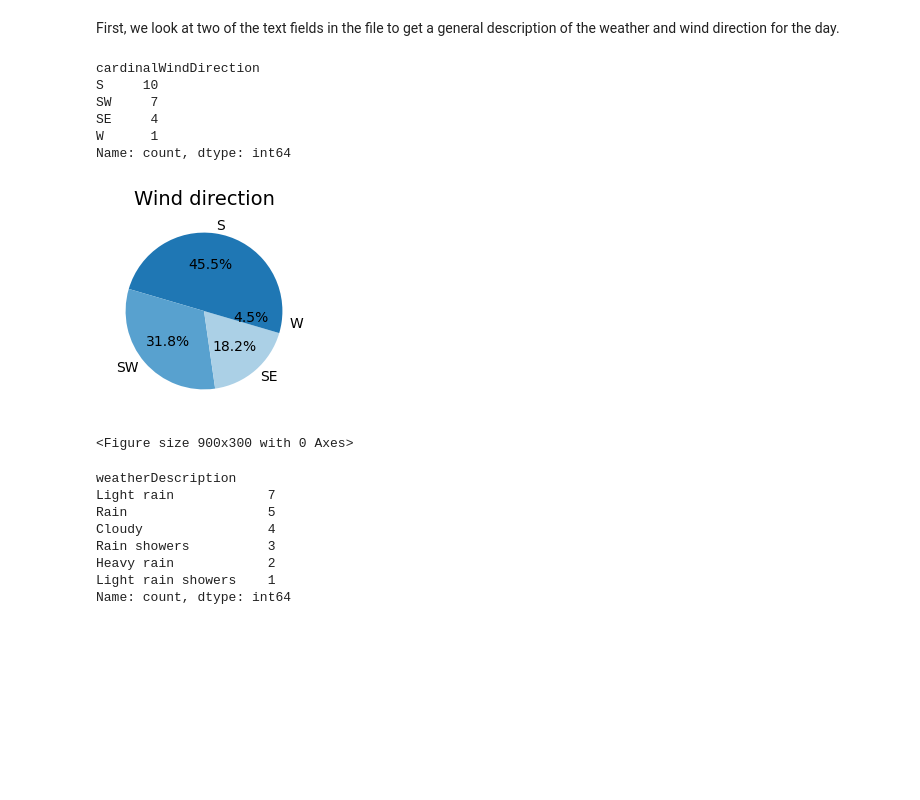
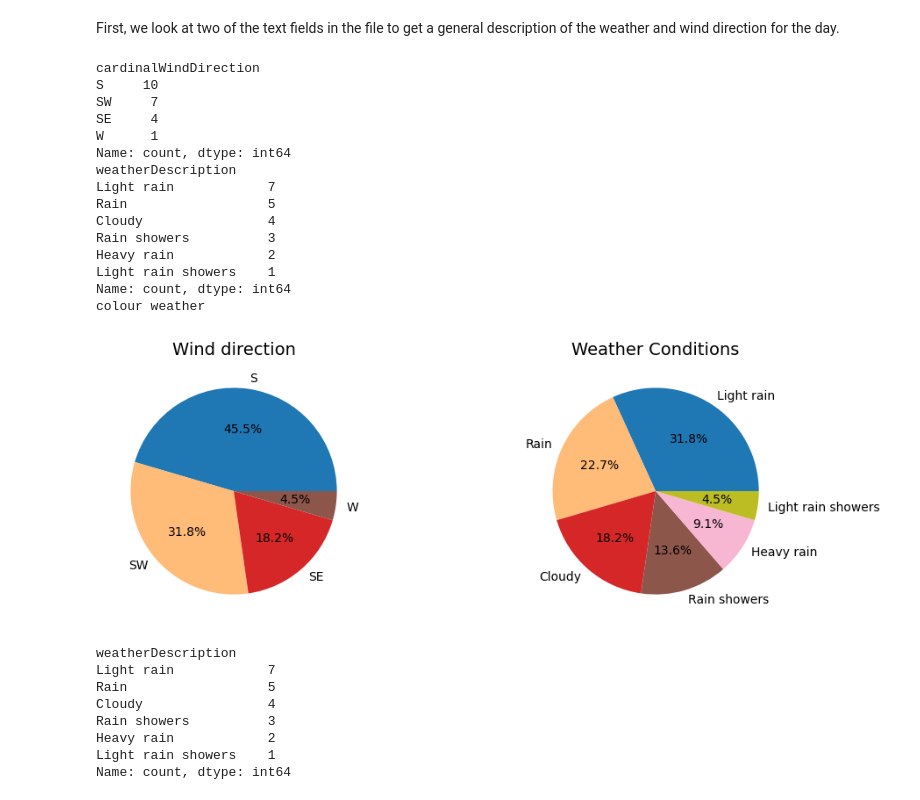
Before and after one commit to Ange-Dvs/computer_infrastructure_assessment, a Jupyter notebook: weather.ipynb, the cells around one changed output. Drawn from its saved outputs; the diff is of its cells as text; code cells hidden in the pictures; blank space fills up the shorter version.

Commit message:
Plots reformatted to have 2 subplots for the text fields, enhanced colour options using colormaps and full date and time string for the x labels for the line plots of the numeric graphs.

```diff
--- a/weather.ipynb
+++ b/weather.ipynb
@@ -160,21 +161,50 @@ First, we look at two of the text fields in the file to get a general descriptio
 # %%
 counted_cardinalWindDirection = df['cardinalWindDirection'].value_counts()
 print(counted_cardinalWindDirection)
 
-plt.pie(counted_cardinalWindDirection, labels=counted_cardinalWindDirection.index, autopct='%1.1f%%' ) #creating the pie chart and using the .index to take the domain names from the domain_counts series automatically, adding the percentage per each value in the slice and adding a shadow to the chart
+counted_weather_descriptions = df['weatherDescription'].value_counts()
+print(counted_weather_descriptions)
+
+# generating colours using 'tab20' colormap as it contains 20 unique colours to avoid having colours repeated
+colormap = plt.colormaps['tab20']
+if len(counted_cardinalWindDirection) > len(counted_weather_descriptions): # if/else statement to ensure no colours are repeated using by first comparing the length of the two variables and ensuring the longer len value is used to set the number of colours
+    colors = [colormap(i / len(counted_cardinalWindDirection)) for i in range(len(counted_cardinalWindDirection))]
+    print (f'colour wind')
+else:
+    colors = [colormap(i / len(counted_weather_descriptions)) for i in range(len(counted_weather_descriptions))]
+    print(f'colour weather')
+
+
+plt.figure(figsize=(9,3))
+
+plt.subplot(1, 2, 1)
+plt.pie(counted_cardinalWindDirection, labels=counted_cardinalWindDirection.index, autopct='%1.1f%%', colors=colors) #creating the pie chart and using the .index to take the domain names from the domain_counts series automatically, adding the percentage per each value in the slice and adding a shadow to the chart
 #plt.legend(ncols = 3, loc='right', bbox_to_anchor=(1.8, -0.2)) #adding the legend with 3 columns to the figure using the custom labels created
 plt.title('Wind direction', x=.5, fontsize=14, ha='center') #setting the title for the figure, it's size and positioning on the figure
-plt.figure(figsize=(9,3))
+
+plt.subplot(1, 2, 2)
+plt.pie(counted_weather_descriptions, labels=counted_weather_descriptions.index, autopct='%1.1f%%', colors=colors) #creating the pie chart and using the .index to take the domain names from the domain_counts series automatically, adding the percentage per each value in the slice and adding a shadow to the chart
+#plt.legend(ncols = 3, loc='right', bbox_to_anchor=(1.8, -0.2)) #adding the legend with 3 columns to the figure using the custom labels created
+plt.title('Weather Conditions', x=.5, fontsize=14, ha='center') #setting the title for the figure, it's size and positioning on the figure
+
 plt.show()
 # %% [output]
 cardinalWindDirection
 S     10
 SW     7
 SE     4
 W      1
 Name: count, dtype: int64
+weatherDescription
+Light rain            7
+Rain                  5
+Cloudy                4
+Rain showers          3
+Heavy rain            2
+Light rain showers    1
+Name: count, dtype: int64
+colour weather
-[figure, old version]
+[figure, new version]
-<Figure size 900x300 with 0 Axes>
 # %%
 counted_weather_descriptions = df['weatherDescription'].value_counts()
 print(counted_weather_descriptions)
```
Also changed, not shown: parts of 5 cells of this notebook, 1 other file.
